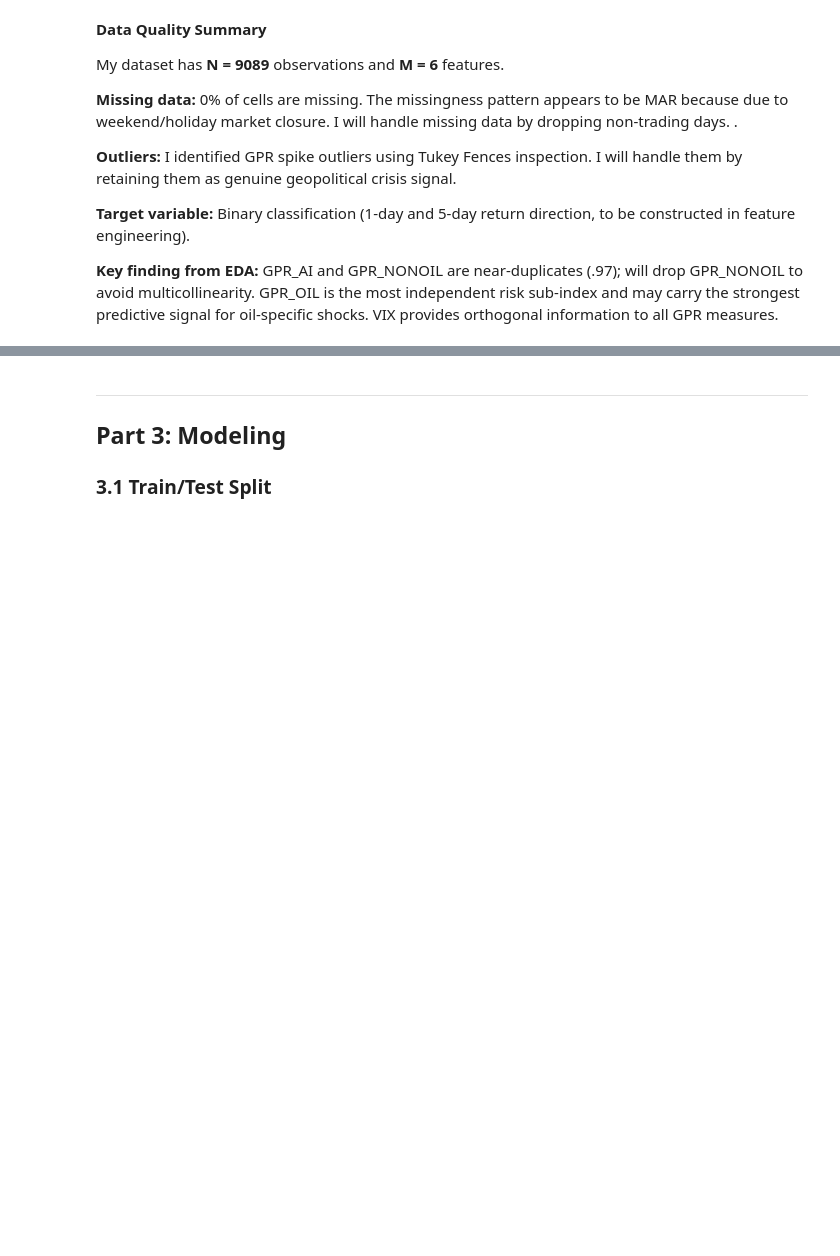
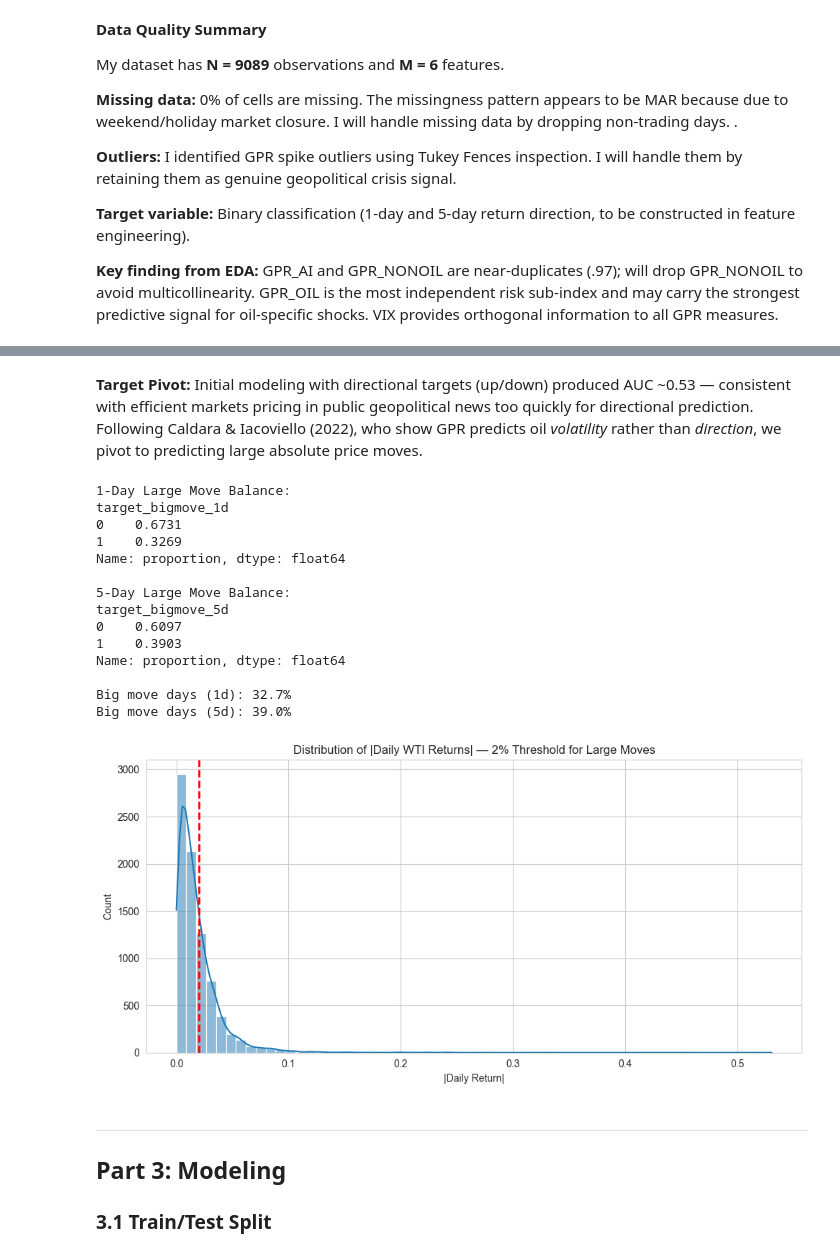
Before and after one commit to aahan-rd/ECON3916-Statistical-Machine-Learnin, a Jupyter notebook: Economics Final Project/3916-final-project-check-point.ipynb, the cells around one changed output, grey strips where cells are left out. Drawn from its saved outputs; the diff is of its cells as text; code cells hidden in the pictures; blank space fills up the shorter version.

```diff
--- a/Economics Final Project/3916-final-project-check-point.ipynb
+++ b/Economics Final Project/3916-final-project-check-point.ipynb
@@ -385,6 +385,54 @@ First 3 rows of feature columns:
 | 1990-01-10 | 139.52 | 0.0 | 165.07 | 22.20 | 0.028189 | 48.22 | -0.027535 | ... |
 | 1990-01-11 | 119.26 | 0.0 | 104.19 | 22.44 | 0.029213 | -8.69 | -0.038219 | ... |
 | 1990-01-12 | 86.10 | 0.0 | 44.57 | 20.05 | 0.010917 | 26.41 | -0.011106 | ... |
+# %% [markdown]
+**Target Pivot:** Initial modeling with directional targets (up/down) produced AUC ~0.53 — consistent with efficient markets pricing in public geopolitical news too quickly for directional prediction. Following Caldara & Iacoviello (2022), who show GPR predicts oil *volatility* rather than *direction*, we pivot to predicting large absolute price moves.
+# %%
+## Part 2.9: Target Variable Pivot
+# 1. Daily WTI returns
+df["wti_return"] = df["wti_price"].pct_change()
+
+# 2. New targets: large absolute moves
+df["target_bigmove_1d"] = (df["wti_return"].abs().shift(-1) > 0.02).astype(int)
+df["target_bigmove_5d"] = (df["wti_price"].pct_change(5).abs().shift(-5) > 0.04).astype(int)
+
+# 3. Drop NaNs introduced by pct_change / shifting
+df = df.dropna(subset=["wti_return", "target_bigmove_1d", "target_bigmove_5d"])
+
+# 4–5. Print class balance + incidence rates
+print("1-Day Large Move Balance:")
+print(df["target_bigmove_1d"].value_counts(normalize=True).round(4))
+print("\n5-Day Large Move Balance:")
+print(df["target_bigmove_5d"].value_counts(normalize=True).round(4))
+
+print(f"\nBig move days (1d): {df['target_bigmove_1d'].mean():.1%}")
+print(f"Big move days (5d): {df['target_bigmove_5d'].mean():.1%}")
+
+# 6. Histogram of |daily returns| with 2% threshold
+plt.figure(figsize=(10, 5))
+sns.histplot(df["wti_return"].abs(), bins=60, kde=True)
+plt.axvline(0.02, color="red", linestyle="--", linewidth=2)
+plt.title("Distribution of |Daily WTI Returns| — 2% Threshold for Large Moves")
+plt.xlabel("|Daily Return|")
+plt.ylabel("Count")
+plt.tight_layout()
+plt.show()
+# %% [output]
+1-Day Large Move Balance:
+target_bigmove_1d
+0    0.6731
+1    0.3269
+Name: proportion, dtype: float64
+
+5-Day Large Move Balance:
+target_bigmove_5d
+0    0.6097
+1    0.3903
+Name: proportion, dtype: float64
+
+Big move days (1d): 32.7%
+Big move days (5d): 39.0%
+[figure, added]
 # %% [markdown]
 ---
 ## Part 3: Modeling
```
Also changed, not shown: parts of 4 cells of this notebook.
